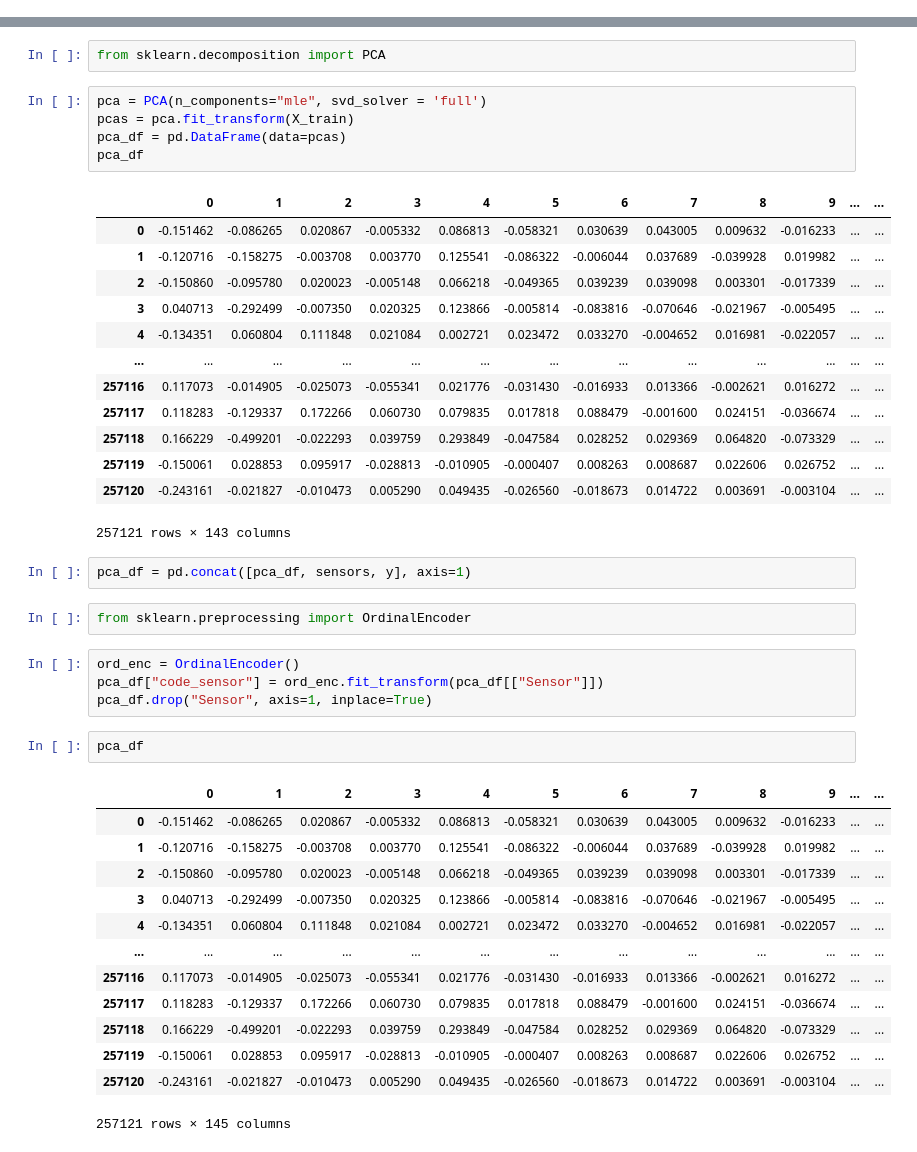
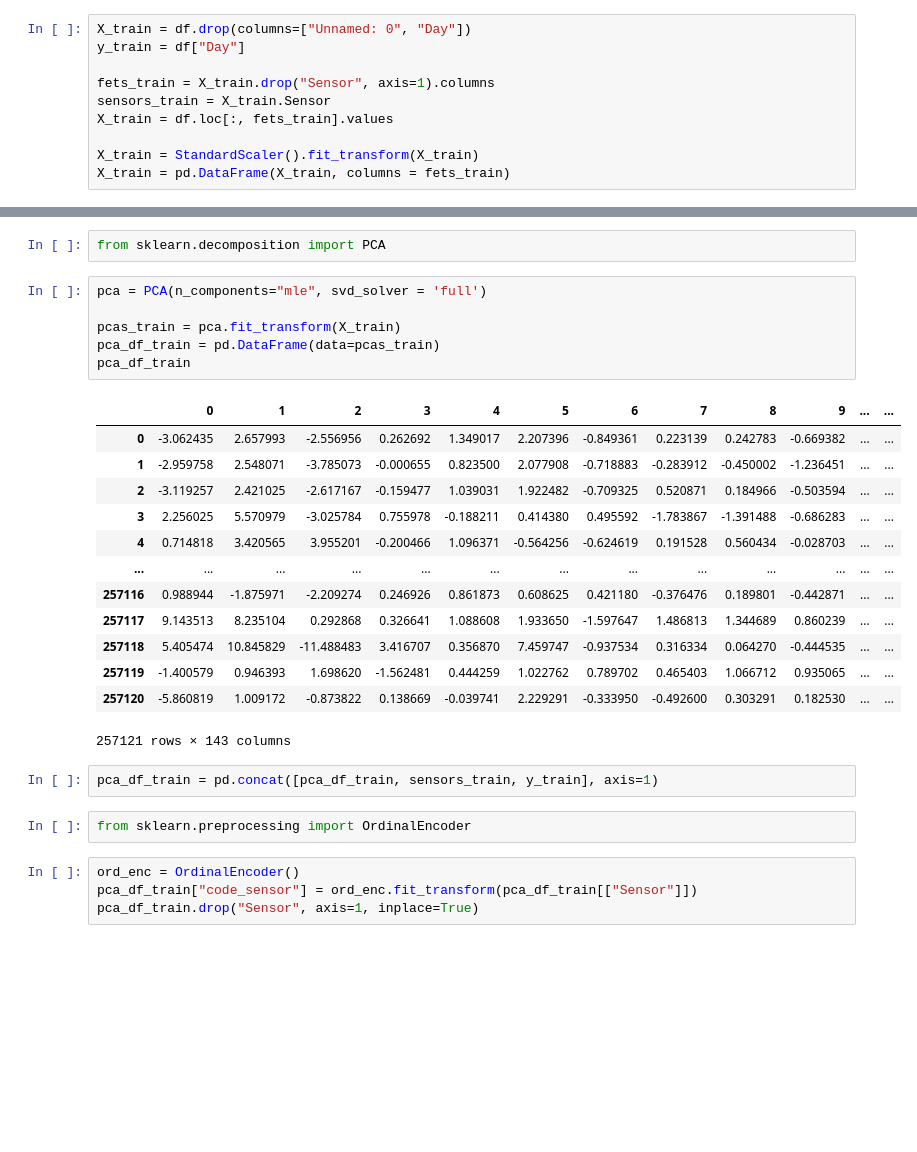
Before and after one commit to NICFRU/Advance-Machine-Learning, a Jupyter notebook: Bonus/Bonus 2/Bonus2.ipynb, the cells around one changed output, grey strips where cells are left out. Cells and saved outputs as stored; diff of their text form; blank space fills up the shorter version.

```diff
--- a/Bonus/Bonus 2/Bonus2.ipynb
+++ b/Bonus/Bonus 2/Bonus2.ipynb
@@ -55,0 +30,10 @@ X
+# %%
+X_train = df.drop(columns=["Unnamed: 0", "Day"])
+y_train = df["Day"]
+
+fets_train = X_train.drop("Sensor", axis=1).columns
+sensors_train = X_train.Sensor
+X_train = df.loc[:, fets_train].values
+
+X_train = StandardScaler().fit_transform(X_train)
+X_train = pd.DataFrame(X_train, columns = fets_train)
@@ -57,44 +57,29 @@ X
 from sklearn.decomposition import PCA
 # %%
 pca = PCA(n_components="mle", svd_solver = 'full')
-pcas = pca.fit_transform(X_train)
-pca_df = pd.DataFrame(data=pcas)
-pca_df
+
+pcas_train = pca.fit_transform(X_train)
+pca_df_train = pd.DataFrame(data=pcas_train)
+pca_df_train
 # %% [output]
 |  | 0 | 1 | 2 | 3 | 4 | 5 | 6 | 7 | 8 | 9 | ... | ... |
-| 0 | -0.151462 | -0.086265 | 0.020867 | -0.005332 | 0.086813 | -0.058321 | 0.030639 | 0.043005 | 0.009632 | -0.016233 | ... | ... |
-| 1 | -0.120716 | -0.158275 | -0.003708 | 0.003770 | 0.125541 | -0.086322 | -0.006044 | 0.037689 | -0.039928 | 0.019982 | ... | ... |
-| 2 | -0.150860 | -0.095780 | 0.020023 | -0.005148 | 0.066218 | -0.049365 | 0.039239 | 0.039098 | 0.003301 | -0.017339 | ... | ... |
-| 3 | 0.040713 | -0.292499 | -0.007350 | 0.020325 | 0.123866 | -0.005814 | -0.083816 | -0.070646 | -0.021967 | -0.005495 | ... | ... |
-| 4 | -0.134351 | 0.060804 | 0.111848 | 0.021084 | 0.002721 | 0.023472 | 0.033270 | -0.004652 | 0.016981 | -0.022057 | ... | ... |
+| 0 | -3.062435 | 2.657993 | -2.556956 | 0.262692 | 1.349017 | 2.207396 | -0.849361 | 0.223139 | 0.242783 | -0.669382 | ... | ... |
+| 1 | -2.959758 | 2.548071 | -3.785073 | -0.000655 | 0.823500 | 2.077908 | -0.718883 | -0.283912 | -0.450002 | -1.236451 | ... | ... |
+| 2 | -3.119257 | 2.421025 | -2.617167 | -0.159477 | 1.039031 | 1.922482 | -0.709325 | 0.520871 | 0.184966 | -0.503594 | ... | ... |
+| 3 | 2.256025 | 5.570979 | -3.025784 | 0.755978 | -0.188211 | 0.414380 | 0.495592 | -1.783867 | -1.391488 | -0.686283 | ... | ... |
+| 4 | 0.714818 | 3.420565 | 3.955201 | -0.200466 | 1.096371 | -0.564256 | -0.624619 | 0.191528 | 0.560434 | -0.028703 | ... | ... |
 | ... | ... | ... | ... | ... | ... | ... | ... | ... | ... | ... | ... | ... |
-| 257116 | 0.117073 | -0.014905 | -0.025073 | -0.055341 | 0.021776 | -0.031430 | -0.016933 | 0.013366 | -0.002621 | 0.016272 | ... | ... |
-| 257117 | 0.118283 | -0.129337 | 0.172266 | 0.060730 | 0.079835 | 0.017818 | 0.088479 | -0.001600 | 0.024151 | -0.036674 | ... | ... |
-| 257118 | 0.166229 | -0.499201 | -0.022293 | 0.039759 | 0.293849 | -0.047584 | 0.028252 | 0.029369 | 0.064820 | -0.073329 | ... | ... |
-| 257119 | -0.150061 | 0.028853 | 0.095917 | -0.028813 | -0.010905 | -0.000407 | 0.008263 | 0.008687 | 0.022606 | 0.026752 | ... | ... |
-| 257120 | -0.243161 | -0.021827 | -0.010473 | 0.005290 | 0.049435 | -0.026560 | -0.018673 | 0.014722 | 0.003691 | -0.003104 | ... | ... |
+| 257116 | 0.988944 | -1.875971 | -2.209274 | 0.246926 | 0.861873 | 0.608625 | 0.421180 | -0.376476 | 0.189801 | -0.442871 | ... | ... |
+| 257117 | 9.143513 | 8.235104 | 0.292868 | 0.326641 | 1.088608 | 1.933650 | -1.597647 | 1.486813 | 1.344689 | 0.860239 | ... | ... |
+| 257118 | 5.405474 | 10.845829 | -11.488483 | 3.416707 | 0.356870 | 7.459747 | -0.937534 | 0.316334 | 0.064270 | -0.444535 | ... | ... |
+| 257119 | -1.400579 | 0.946393 | 1.698620 | -1.562481 | 0.444259 | 1.022762 | 0.789702 | 0.465403 | 1.066712 | 0.935065 | ... | ... |
+| 257120 | -5.860819 | 1.009172 | -0.873822 | 0.138669 | -0.039741 | 2.229291 | -0.333950 | -0.492600 | 0.303291 | 0.182530 | ... | ... |
 257121 rows × 143 columns
 # %%
-pca_df = pd.concat([pca_df, sensors, y], axis=1)
+pca_df_train = pd.concat([pca_df_train, sensors_train, y_train], axis=1)
 # %%
 from sklearn.preprocessing import OrdinalEncoder
 # %%
 ord_enc = OrdinalEncoder()
-pca_df["code_sensor"] = ord_enc.fit_transform(pca_df[["Sensor"]])
-pca_df.drop("Sensor", axis=1, inplace=True)
+pca_df_train["code_sensor"] = ord_enc.fit_transform(pca_df_train[["Sensor"]])
+pca_df_train.drop("Sensor", axis=1, inplace=True)
-# %%
-pca_df
-# %% [output]
-|  | 0 | 1 | 2 | 3 | 4 | 5 | 6 | 7 | 8 | 9 | ... | ... |
-| 0 | -0.151462 | -0.086265 | 0.020867 | -0.005332 | 0.086813 | -0.058321 | 0.030639 | 0.043005 | 0.009632 | -0.016233 | ... | ... |
-| 1 | -0.120716 | -0.158275 | -0.003708 | 0.003770 | 0.125541 | -0.086322 | -0.006044 | 0.037689 | -0.039928 | 0.019982 | ... | ... |
-| 2 | -0.150860 | -0.095780 | 0.020023 | -0.005148 | 0.066218 | -0.049365 | 0.039239 | 0.039098 | 0.003301 | -0.017339 | ... | ... |
-| 3 | 0.040713 | -0.292499 | -0.007350 | 0.020325 | 0.123866 | -0.005814 | -0.083816 | -0.070646 | -0.021967 | -0.005495 | ... | ... |
-| 4 | -0.134351 | 0.060804 | 0.111848 | 0.021084 | 0.002721 | 0.023472 | 0.033270 | -0.004652 | 0.016981 | -0.022057 | ... | ... |
-| ... | ... | ... | ... | ... | ... | ... | ... | ... | ... | ... | ... | ... |
-| 257116 | 0.117073 | -0.014905 | -0.025073 | -0.055341 | 0.021776 | -0.031430 | -0.016933 | 0.013366 | -0.002621 | 0.016272 | ... | ... |
-| 257117 | 0.118283 | -0.129337 | 0.172266 | 0.060730 | 0.079835 | 0.017818 | 0.088479 | -0.001600 | 0.024151 | -0.036674 | ... | ... |
-| 257118 | 0.166229 | -0.499201 | -0.022293 | 0.039759 | 0.293849 | -0.047584 | 0.028252 | 0.029369 | 0.064820 | -0.073329 | ... | ... |
-| 257119 | -0.150061 | 0.028853 | 0.095917 | -0.028813 | -0.010905 | -0.000407 | 0.008263 | 0.008687 | 0.022606 | 0.026752 | ... | ... |
-| 257120 | -0.243161 | -0.021827 | -0.010473 | 0.005290 | 0.049435 | -0.026560 | -0.018673 | 0.014722 | 0.003691 | -0.003104 | ... | ... |
-257121 rows × 145 columns
```
Also changed, not shown: parts of 21 cells of this notebook.
